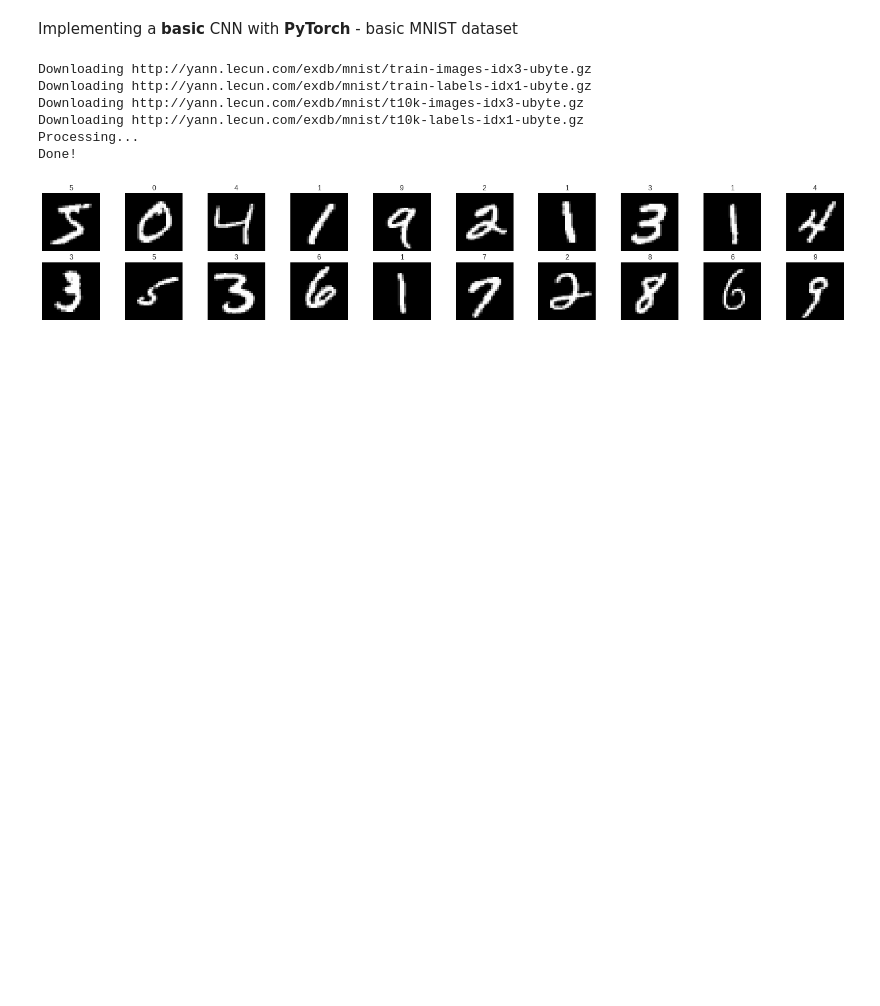
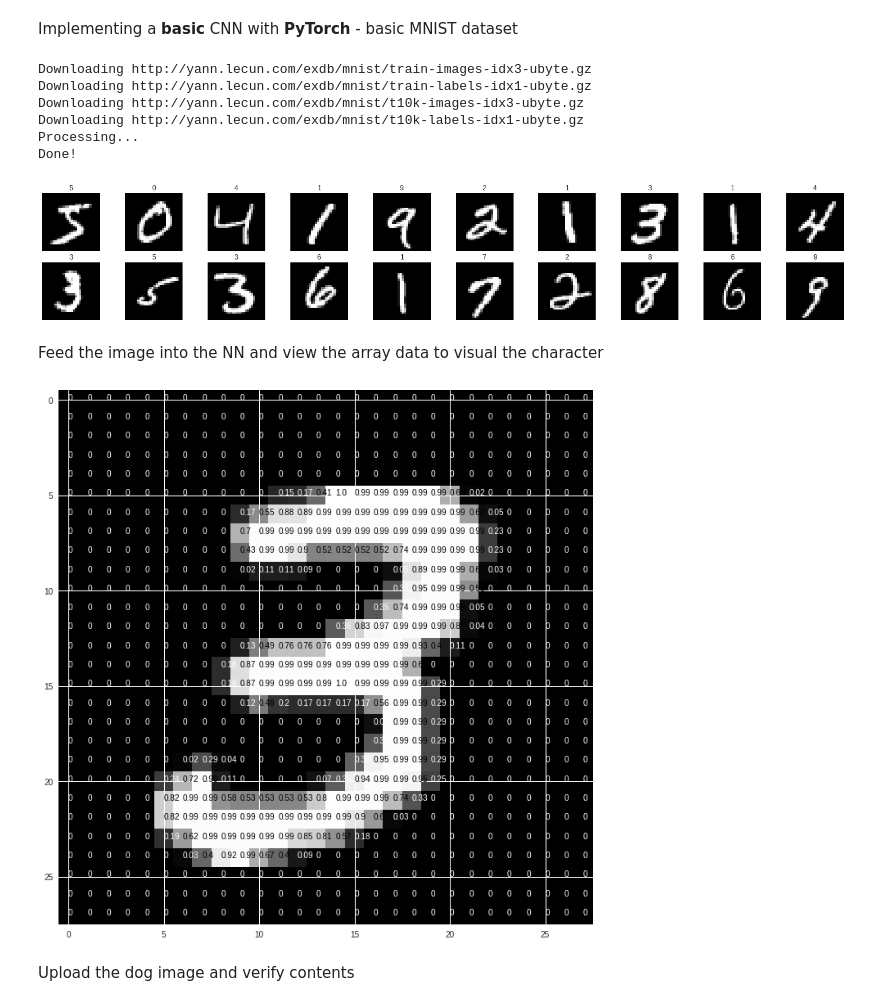
Before and after one commit to RuaanV/datascience-notebook, a Jupyter notebook: cnn_overview.ipynb, the cells around one changed output. Saved outputs shown, nothing was run; the diff lists cells and outputs as text; code cells hidden in the pictures; blank space fills up the shorter version.

```diff
--- a/cnn_overview.ipynb
+++ b/cnn_overview.ipynb
@@ -49,3 +49,22 @@ Downloading http://yann.lecun.com/exdb/mnist/t10k-labels-idx1-ubyte.gz
 Processing...
 Done!
 [figure]
+# %% [markdown]
+Feed the image into the NN and view the array data to visual the character
+# %%
+img = np.squeeze(images[7])
+
+fig = plt.figure(figsize = (12,12))
+ax = fig.add_subplot(111)
+ax.imshow(img, cmap='gray')
+width, height = img.shape
+thresh = img.max()/2.5
+for x in range(width):
+    for y in range(height):
+        val = round(img[x][y],2) if img[x][y] !=0 else 0
+        ax.annotate(str(val), xy=(y,x),
+            color='white' if img[x][y]<thresh else 'black')
+# %% [output]
+[figure, added]
+# %% [markdown]
+Upload the dog image and verify contents
```
Also changed, not shown: parts of 6 cells of this notebook.
